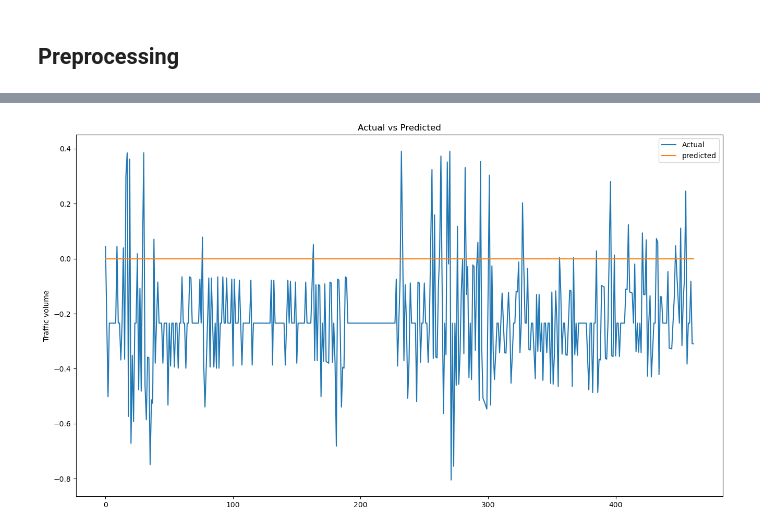
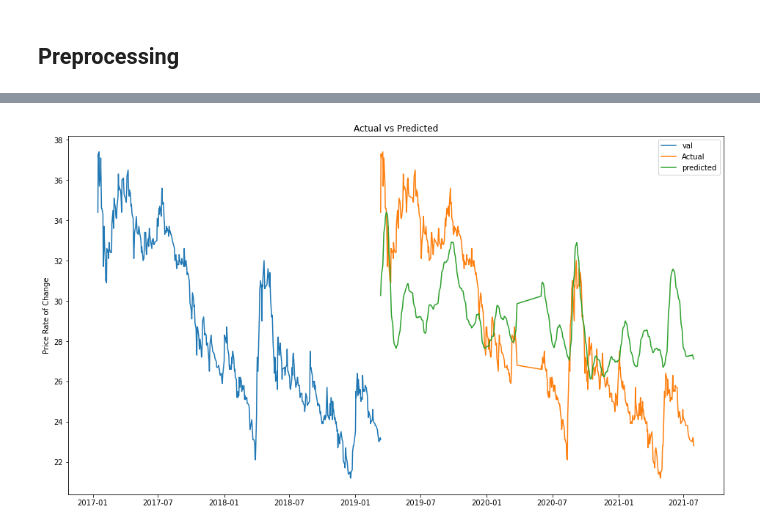
Before and after one commit to Mashfiqur-Rahman/stock-market-analysis-using-ml, a Jupyter notebook: notebooks/Deep Learning Algorithms.ipynb, the cells around one changed output, grey strips where cells are left out. Saved outputs shown, nothing was run; the diff lists cells and outputs as text; code cells hidden in the pictures.

```diff
--- a/notebooks/Deep Learning Algorithms.ipynb
+++ b/notebooks/Deep Learning Algorithms.ipynb
@@ -199,3 +191,3 @@ history = lstm_model.fit(train_data,
 # %%
-# model = tf.keras.models.load_model(model_path)
+model = tf.keras.models.load_model(model_path)
 # %%
@@ -243,8 +224,8 @@ def timeseries_evaluation_metrics_func(y_true, y_pred):
 # %%
-result_inv_trans = lstm_model.predict(x_val_multi)
+result_inv_trans = model.predict(x_test_multi)
 # %%
-y_val_ = [y[0][0] for y in y_val_multi]
-y_pred_ = [y[0] for y in result_inv_trans]
+y_val_ = [y_scaler.inverse_transform(y[0].reshape(-1,1))[0][0] for y in y_test_multi]
+y_pred_ = [y_scaler.inverse_transform(np.array(y[0]).reshape(-1,1))[0][0] for y in result_inv_trans]
 # %%
 timeseries_evaluation_metrics_func(y_val_, y_pred_)
 # %% [output]
@@ -260,9 +242,14 @@ R2 is : -1.6019369401871044
+# %%
+a = pd.DataFrame([y_scaler.inverse_transform(y[0].reshape(-1,1))[0][0] for y in y_val_multi], index=np.array(data.index)[-2*split:-split])
+b = pd.DataFrame(y_val_, index=data[-len(y_val_):].index)
+c = pd.DataFrame(y_pred_, index=data[-len(y_pred_):].index)
 # %%
-plt.plot( y_val_)
-plt.plot( y_pred_)
+plt.plot(a )
+plt.plot(b)
+plt.plot(c)
 plt.title("Actual vs Predicted")
 plt.ylabel("Price Rate of Change")
-plt.legend(('Actual','predicted'))
+plt.legend(('val','Actual','predicted'))
 plt.show()
 # %% [output]
-[figure, old version]
+[figure, new version]
```
Also changed, not shown: parts of 32 cells of this notebook, 10 other files.
